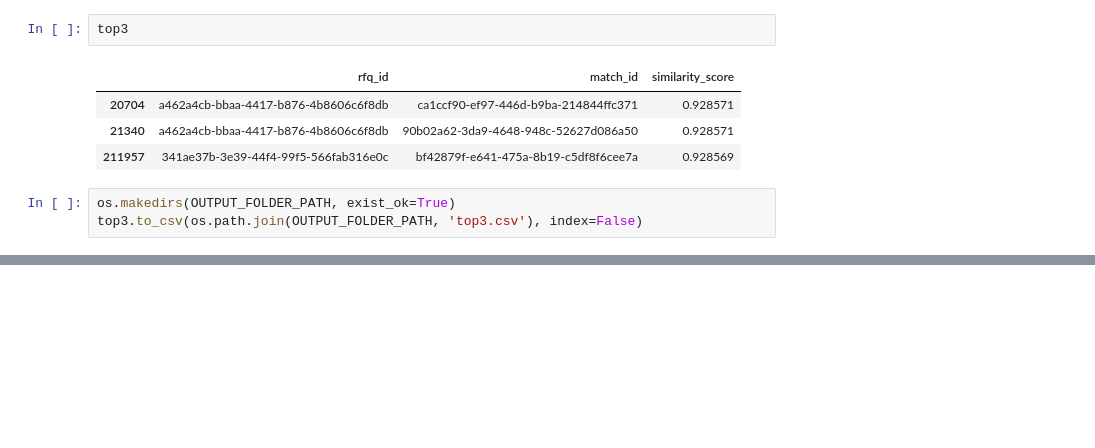
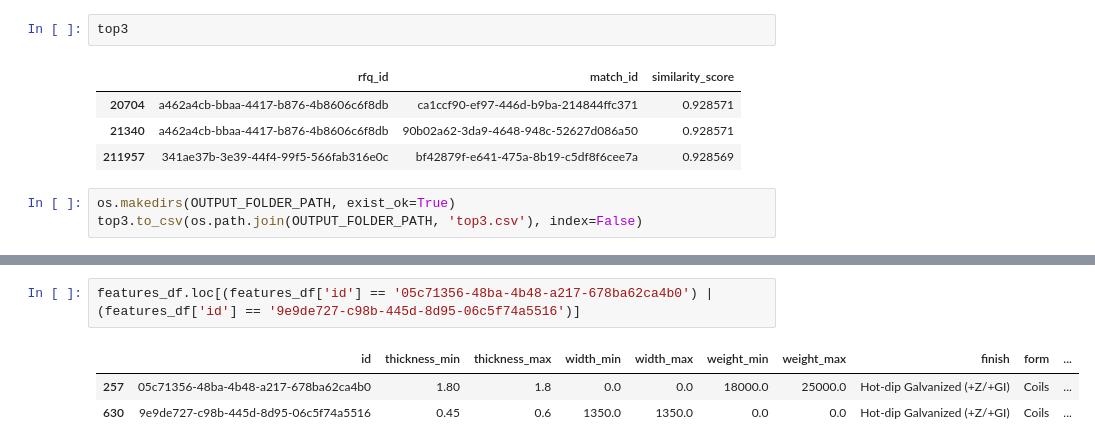
Before and after one commit to shayantabatabaee/vanilla-steel-assesment, a Jupyter notebook: run.ipynb, the cells around one changed output, grey strips where cells are left out. Cells and saved outputs as stored; diff of their text form; blank space fills up the shorter version.

```diff
--- a/run.ipynb
+++ b/run.ipynb
@@ -526,0 +555,6 @@ top3.to_csv(os.path.join(OUTPUT_FOLDER_PATH, 'top3.csv'), index=False)
+# %%
+features_df.loc[(features_df['id'] == '05c71356-48ba-4b48-a217-678ba62ca4b0') | (features_df['id'] == '9e9de727-c98b-445d-8d95-06c5f74a5516')]
+# %% [output]
+|  | id | thickness_min | thickness_max | width_min | width_max | weight_min | weight_max | finish | form | ... |
+| 257 | 05c71356-48ba-4b48-a217-678ba62ca4b0 | 1.80 | 1.8 | 0.0 | 0.0 | 18000.0 | 25000.0 | Hot-dip Galvanized (+Z/+GI) | Coils | ... |
+| 630 | 9e9de727-c98b-445d-8d95-06c5f74a5516 | 0.45 | 0.6 | 1350.0 | 1350.0 | 0.0 | 0.0 | Hot-dip Galvanized (+Z/+GI) | Coils | ... |
```
Also changed, not shown: parts of 23 cells of this notebook.
